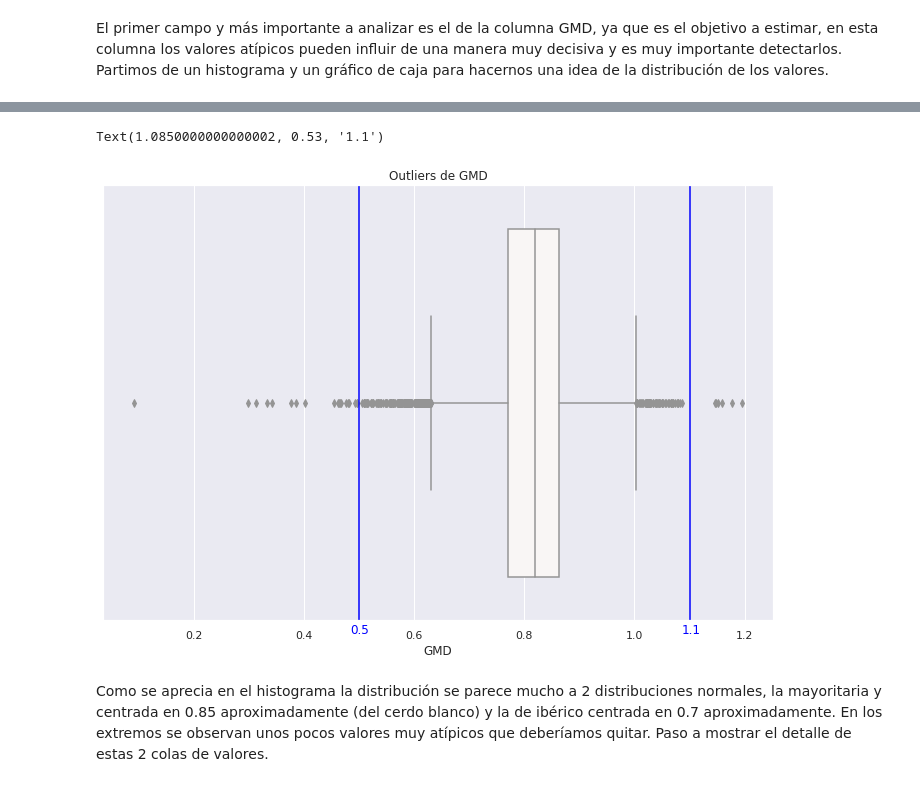
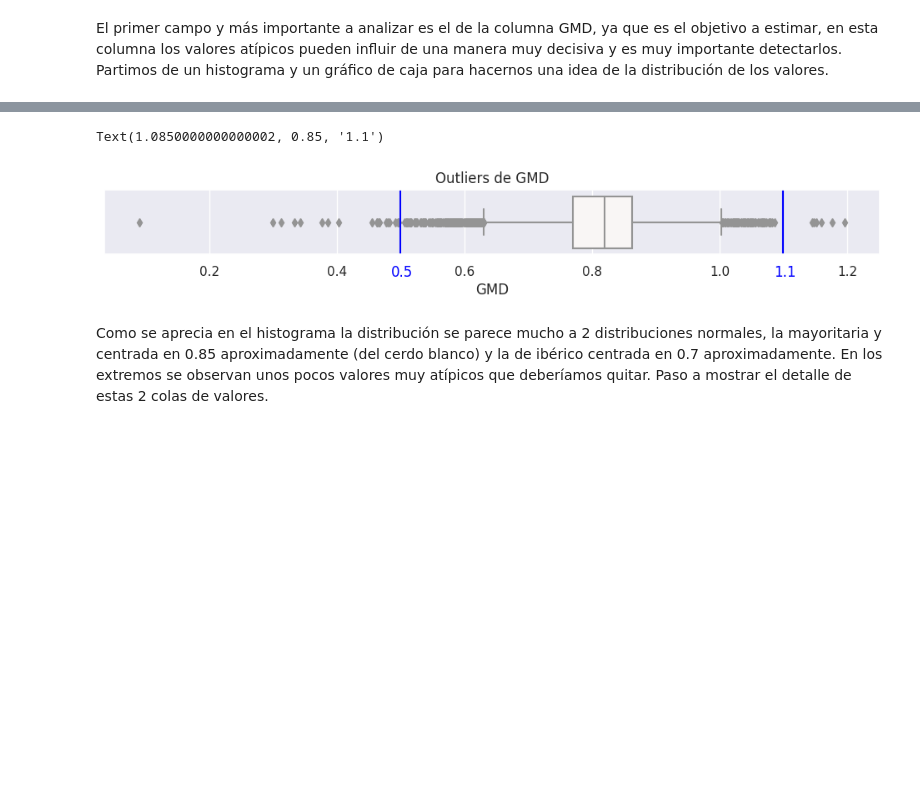
Before and after one commit to JoseEduardoCG/14MBID_TFM, a Jupyter notebook: Cuadernos/TFM_Preparar_Dataset.ipynb, the cells around one changed output, grey strips where cells are left out. Saved outputs shown, nothing was run; the diff lists cells and outputs as text; code cells hidden in the pictures; blank space fills up the shorter version.

```diff
--- a/Cuadernos/TFM_Preparar_Dataset.ipynb
+++ b/Cuadernos/TFM_Preparar_Dataset.ipynb
@@ -240,15 +240,16 @@ df['GMD'].hist(bins=100)
 <Axes: >
 [figure]
 # %%
+matplotlib.rcParams['figure.figsize'] = (12,1)
 graph = sns.boxplot(data=df, x="GMD", palette="vlag")
 graph.set(title='Outliers de GMD')
 graph.axvline(0.5, color="blue")
 graph.axvline(1.1, color="blue")
-graph.text(x=0.5-0.015, y=0.53, s="0.5", color="blue")
-graph.text(x=1.1-0.015, y=0.53, s="1.1", color="blue")
+graph.text(x=0.5-0.015, y=0.85, s="0.5", color="blue")
+graph.text(x=1.1-0.015, y=0.85, s="1.1", color="blue")
 # %% [output]
-Text(1.0850000000000002, 0.53, '1.1')
+Text(1.0850000000000002, 0.85, '1.1')
-[figure, old version]
+[figure, new version]
 # %% [markdown]
 Como se aprecia en el histograma la distribución se parece mucho a 2 distribuciones normales, la mayoritaria y centrada en 0.85 aproximadamente (del cerdo blanco) y la de ibérico centrada en 0.7 aproximadamente. En los extremos se observan unos pocos valores muy atípicos que deberíamos quitar. Paso a mostrar el detalle de estas 2 colas de valores.
 # %%
```
Also changed, not shown: parts of 4 cells of this notebook, 4 other files.
